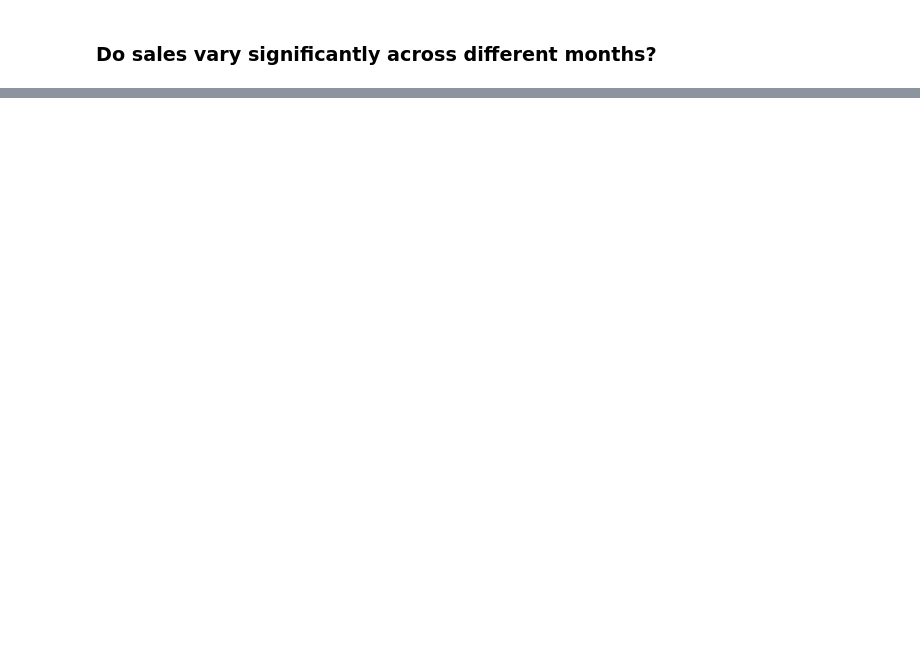
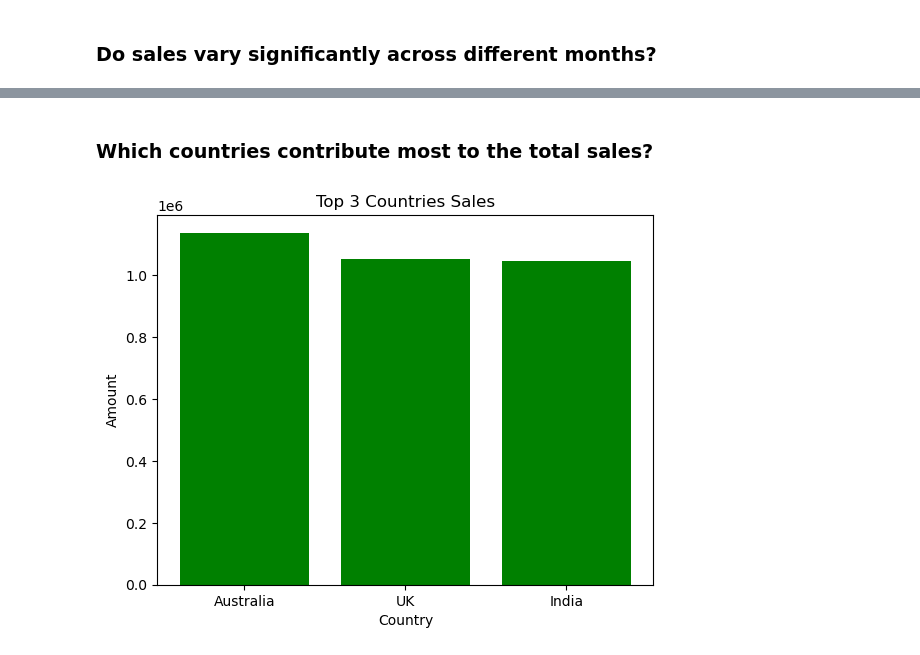
Before and after one commit to EzraChai/CPC152-Assignment, a Jupyter notebook: 03 Jupyter notebook.ipynb, the cells around one changed output, grey strips where cells are left out. Saved outputs shown, nothing was run; the diff lists cells and outputs as text; code cells hidden in the pictures; blank space fills up the shorter version.

```diff
--- a/03 Jupyter notebook.ipynb
+++ b/03 Jupyter notebook.ipynb
@@ -166,9 +225,12 @@ Australia Canada India New Zealand UK USA
 # %% [markdown]
 ### Which countries contribute most to the total sales?
 # %%
-df.head()
-countrySales = df.groupby("Country")["Amount"].sum().sort_values(ascending=False)
-countrySales.head(3)
+# Find the country sales by grouping based on country and sum the amount and sort it in descending order
+country_sales = df.groupby("Country")["Amount"].sum().sort_values(ascending=False)
+
+# Find the top 3 countries sales
+top3_country_sales =country_sales.head(3)
+print(top3_country_sales)
 # %% [output]
 Country
 Australia    1137367
@@ -243,0 +360,19 @@ plt.show()
+# %% [markdown]
+### Which countries contribute most to the total sales?
+# %%
+# Plot a bar chart with green colour
+plt.bar(x=top3_country_sales.index, height=top3_country_sales,color="g")
+
+# Set the title
+plt.title("Top 3 Countries Sales")
+
+# Set the x-axis label
+plt.xlabel("Country")
+
+# Set the y-axis label
+plt.ylabel("Amount")
+
+# Show the plot
+plt.show()
+# %% [output]
+[figure, added]
```
Also changed, not shown: parts of 60 cells of this notebook.
